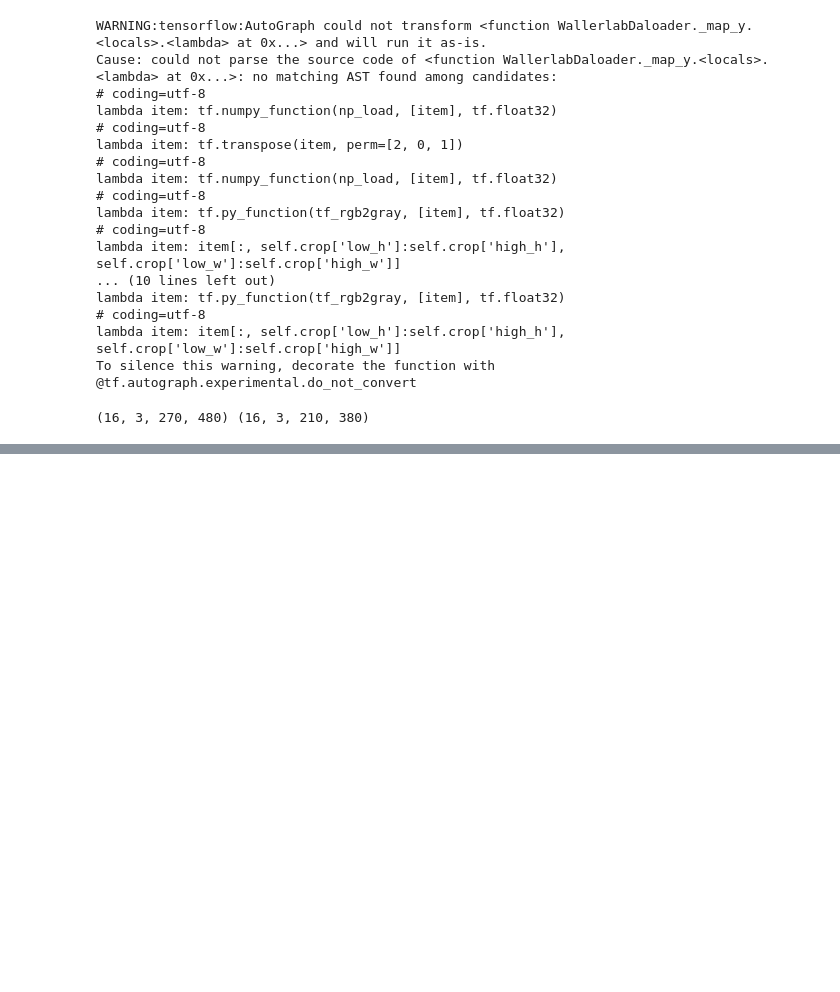
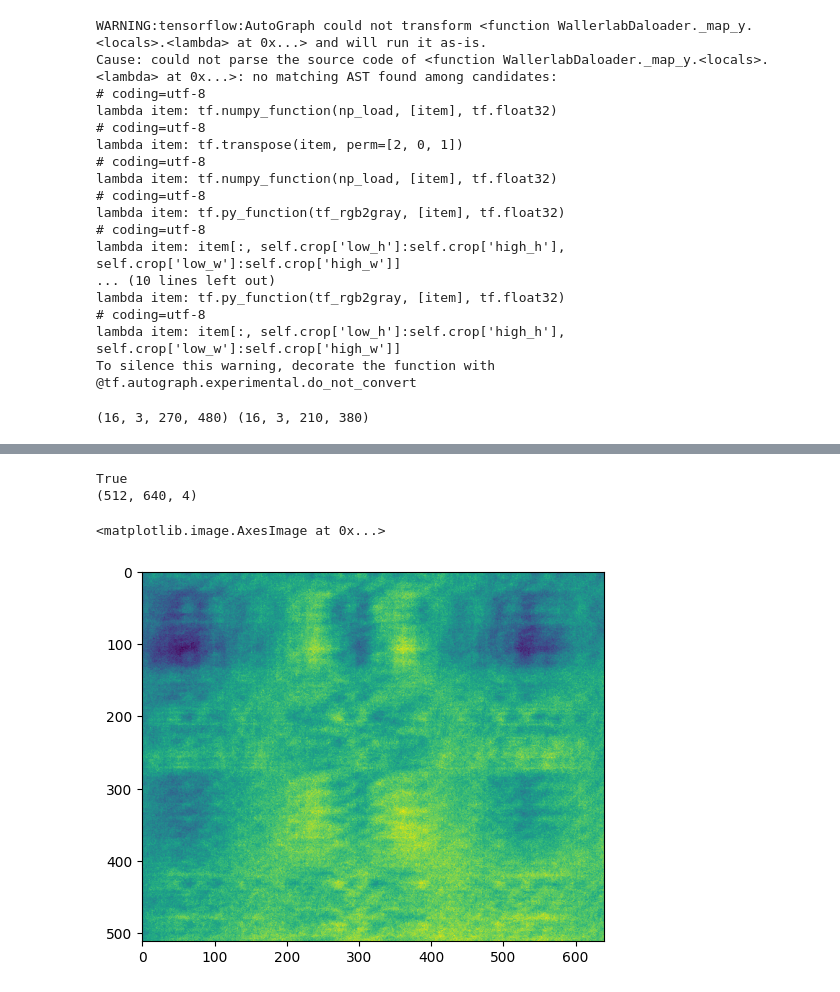
Before and after one commit to jonreymond/lensless_ml, a Jupyter notebook: draft.ipynb, the cells around one changed output, grey strips where cells are left out. Drawn from its saved outputs; the diff is of its cells as text; code cells hidden in the pictures; blank space fills up the shorter version.

```diff
--- a/draft.ipynb
+++ b/draft.ipynb
@@ -612,0 +645,15 @@ for i in train_generator:
+# %%
+# 'n01440764/n01440764_1469.png'
+raw_img = '/scratch/jreymond/ICCV-2019-FlatNet-Dataset/Display-Captures/measurements'
+
+sample = 'n01440764/n01440764_457..png'
+print(os.path.isfile(os.path.join(raw_img, sample)))
+img = cv2.imread(os.path.join(raw_img, sample), -1) #/ MAX_UINT16_VAL
+img = extract_bayer(img)
+print(img.shape)
+plt.imshow(img[:, :, 0])
+# %% [output]
+True
+(512, 640, 4)
+<matplotlib.image.AxesImage at 0x...>
+[figure, added]
```
Also changed, not shown: parts of 18 cells of this notebook, 10 other files.
